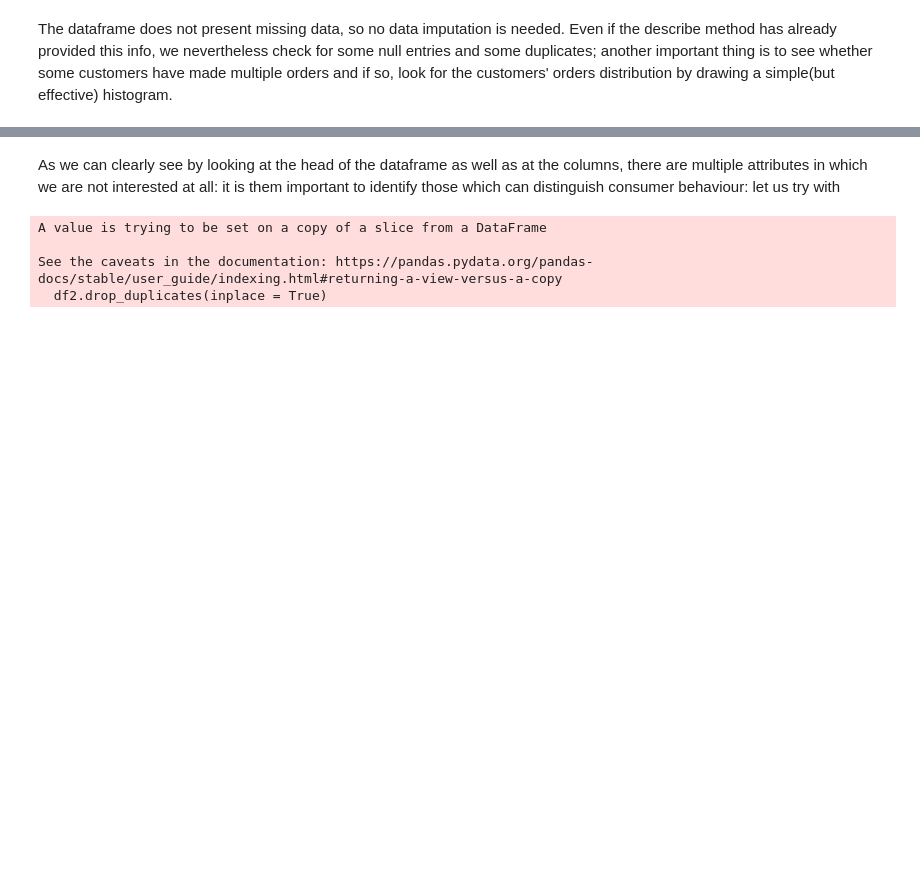
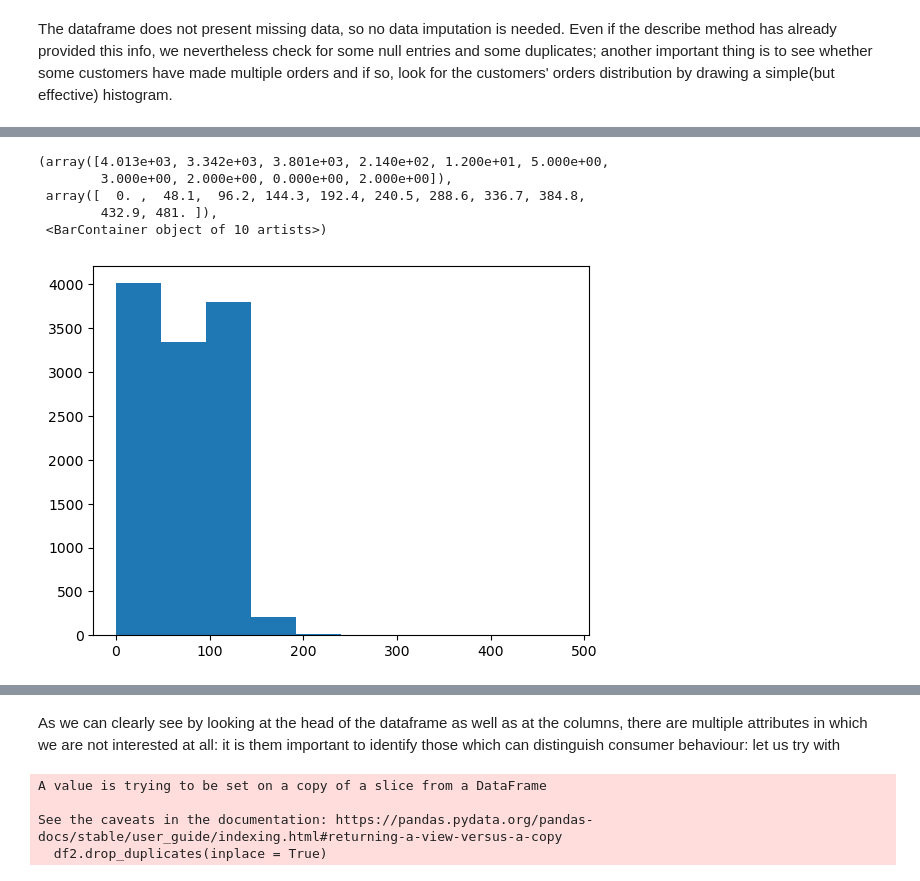
Before and after one commit to Matcar02/AI-ML-Customer-segmentation, a Jupyter notebook: ProjectAI.ipynb, the cells around one changed output, grey strips where cells are left out. Cells and saved outputs as stored; diff of their text form; code cells hidden in the pictures; blank space fills up the shorter version.

```diff
--- a/ProjectAI.ipynb
+++ b/ProjectAI.ipynb
@@ -254,0 +286,10 @@ KeyError: 'customer_unique_id'
+# %%
+recencydist=list(recency["Recency"])
+plt.hist(x=recencydist)
+# %% [output]
+(array([4.013e+03, 3.342e+03, 3.801e+03, 2.140e+02, 1.200e+01, 5.000e+00,
+        3.000e+00, 2.000e+00, 0.000e+00, 2.000e+00]),
+ array([  0. ,  48.1,  96.2, 144.3, 192.4, 240.5, 288.6, 336.7, 384.8,
+        432.9, 481. ]),
+ <BarContainer object of 10 artists>)
+[figure, added]
```
Also changed, not shown: parts of 16 cells of this notebook.
